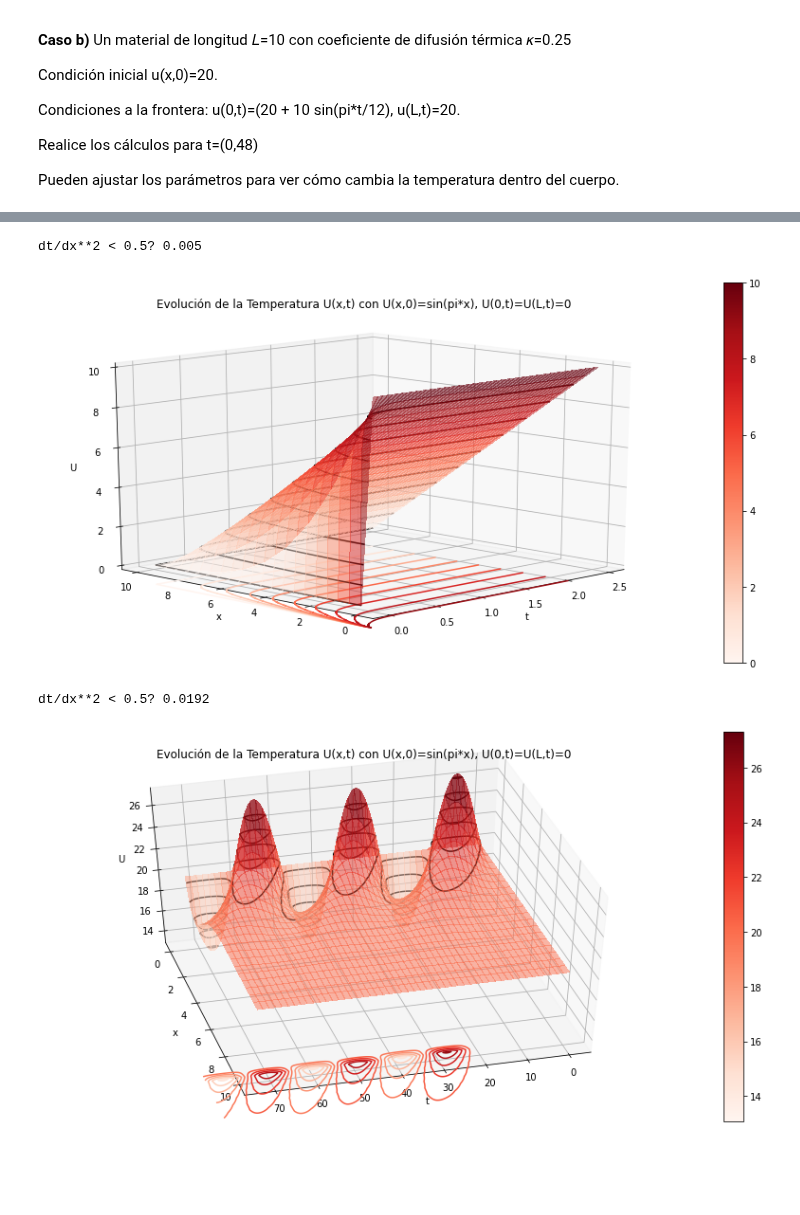
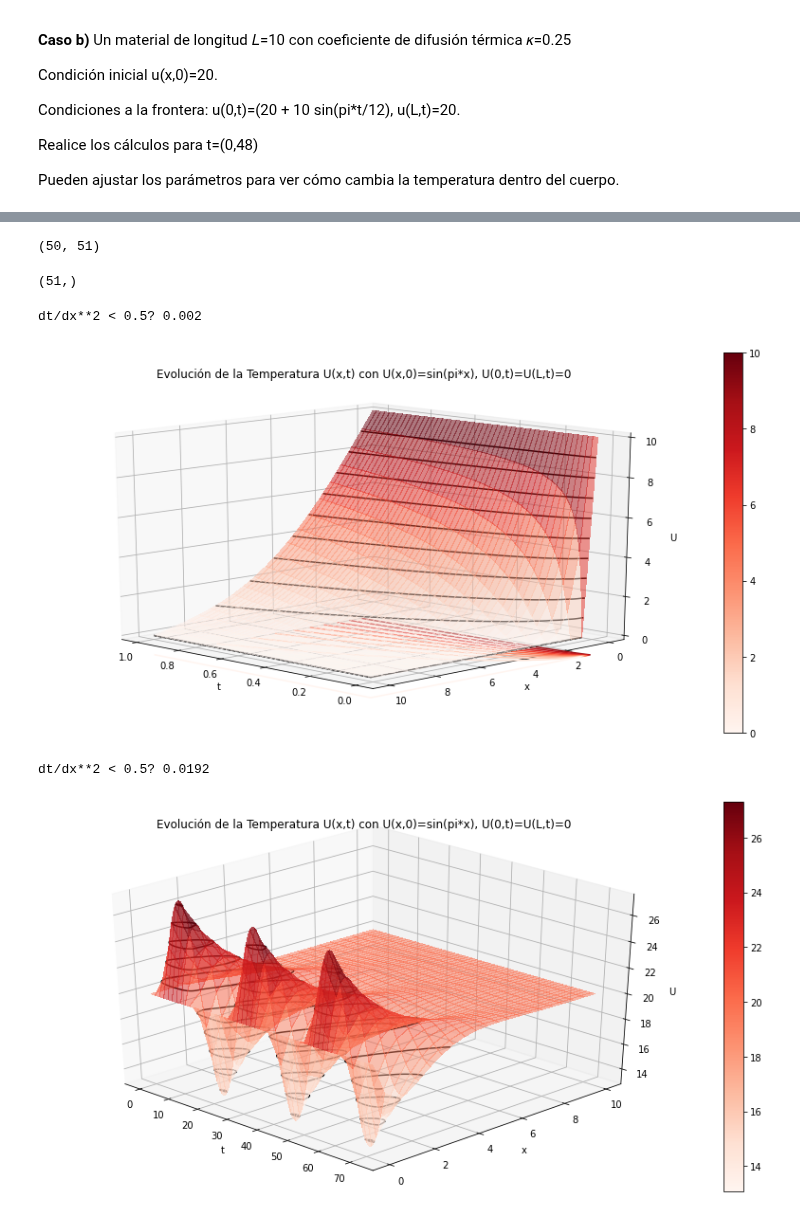
Before and after one commit to carloslizarragac/FisicaComputacional1, a Jupyter notebook: Actividad10.ipynb, the cells around one changed output, grey strips where cells are left out. Drawn from its saved outputs; the diff is of its cells as text; code cells hidden in the pictures; blank space fills up the shorter version.

```diff
--- a/Actividad10.ipynb
+++ b/Actividad10.ipynb
@@ -306,10 +306,10 @@ tspan = np.linspace(t0, tF, N)
 U = np.zeros((M, N))
 
 # Condición inicial
-#U[:, 0] = np.sin(np.pi*xspan)
-U[:,0] = np.zeros(xspan.shape)
+U[:, 0] = np.sin(np.pi*xspan)
+#U[:,0] = np.zeros(xspan.shape)
 # Condiciones a la Frontera tipo Dirichlet
-U[0, :] = 10
+U[0, :] = 0
 U[-1, :] = 0
 
 # Método de diferencias finitas Ec. del Calor
@@ -339,7 +339,7 @@ ax.set_zlabel('U')
 ax.set_title('Evolución de la Temperatura U(x,t) con U(x,0)=sin(pi*x), U(0,t)=U(L,t)=0')
 
 # Punto del observador
-ax.view_init(elev=15, azim=75)
+ax.view_init(elev=15, azim=-30)
 
 plt.tight_layout()
 plt.show()
@@ -486,5 +498,13 @@ plt.show()
+# %%
+sol.shape
+# %% [output]
+(50, 51)
+# %%
+odefunc(x0,0).shape
+# %% [output]
+(51,)
 # %%
-# Usando código de diferencias finitas
+# Usando código de diferencias finitas para resolver Ejercicio 1a)
 import numpy as np
 import matplotlib.pyplot as plt
 from matplotlib import cm
@@ -500,13 +520,13 @@ x0 = 0
 xL = 10 # Longitud de la barra
 
 t0 = 0
-tF = 2.5 # Tiempo final
+tF = 1.0 # Tiempo final
 
 dx = (xL - x0) / (M - 1) # tamaño discretización en x
 dt = (tF - t0) / (N - 1) # tamaño de la dicretización en t
 print('dt/dx**2 < 0.5?', dt/dx**2)
 
-kappa = 100.0 # difusividad térmica
+kappa = 10.0 # difusividad térmica
 
 alpha = kappa * dt / dx**2 # Coeficiente en la Ecuación
 
@@ -555,15 +575,16 @@ ax.set_zlabel('U')
 ax.set_title('Evolución de la Temperatura U(x,t) con U(x,0)=sin(pi*x), U(0,t)=U(L,t)=0')
 
 # Punto del observador
-ax.view_init(elev=15, azim=-135)
+ax.view_init(elev=15, azim=135)
 
 plt.tight_layout()
 plt.show()
 # %% [output]
-dt/dx**2 < 0.5? 0.005
+dt/dx**2 < 0.5? 0.002
-[figure, old version]
+[figure, new version]
 # %%
 # Solución de 1b)
+# Variaciones de la Temperatura dentro del suelo
 # Usando código de diferencias finitas
 import numpy as np
 import matplotlib.pyplot as plt
@@ -616,32 +637,32 @@ for k in range(0, N-1): # Avance en el tiempo
 # Define malla para graficar
 T, X = np.meshgrid(tspan, xspan)
 fig = plt.figure(figsize=(12,6))
 
 # Grafica una superficie
 ax = fig.gca(projection='3d')
 surf = ax.plot_surface(T, X, U, cmap='Reds',
                        linewidth=0.01, antialiased=False, alpha=0.5)
 # Contornos
 ax.contour(T, X, U, 10, lw=1, colors="k", linestyles="solid")
 ax.contour(T, X, U, 10, lw=1, cmap="Reds", linestyles="solid", offset=-1)
 
 # Grafica una tabla de valores
 m = cm.ScalarMappable(cmap='Reds')
 m.set_array(U)
 plt.colorbar(m)
 
 # Etiquetas de los ejes
 ax.set_xlabel('t')
 ax.set_ylabel('x')
 ax.set_zlabel('U')
 ax.set_title('Evolución de la Temperatura U(x,t) con U(x,0)=sin(pi*x), U(0,t)=U(L,t)=0')
 
 # Punto del observador
-ax.view_init(elev=45, azim=75)
+ax.view_init(elev=30, azim=-45)
 
 
 plt.tight_layout()
 plt.show()
 # %% [output]
 dt/dx**2 < 0.5? 0.0192
-[figure, old version]
+[figure, new version]
```
Also changed, not shown: parts of 2 cells of this notebook.
